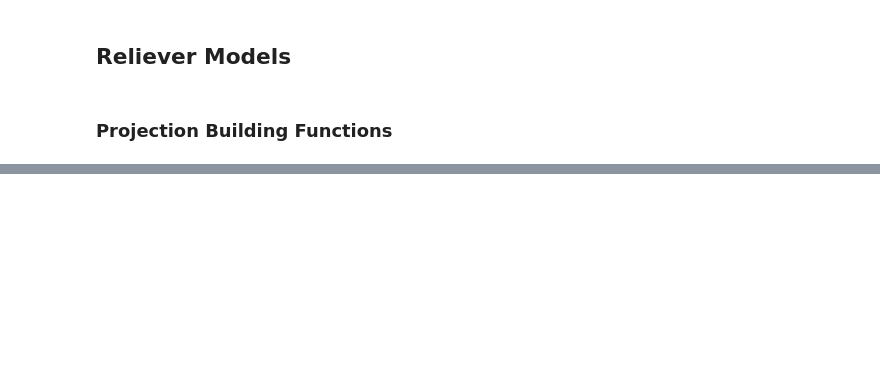
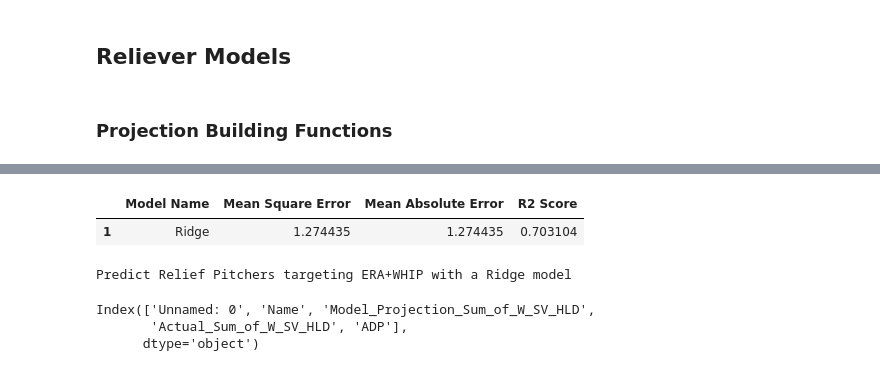
Before and after one commit to mattgilgo/Fantasy_Baseball, a Jupyter notebook: pitcher_models.ipynb, the cells around one changed output, grey strips where cells are left out. Cells and saved outputs as stored; diff of their text form; code cells hidden in the pictures; blank space fills up the shorter version.

```diff
--- a/pitcher_models.ipynb
+++ b/pitcher_models.ipynb
@@ -320,0 +577,6 @@ TypeError: cannot unpack non-iterable NoneType object
+# %%
+models_list = [LinearRegression(), Ridge(), Lasso(), BayesianRidge(), ElasticNet(), RandomForestRegressor(), KNeighborsRegressor(), MLPRegressor(max_iter=1000)]
+train_dataset_2022 = pd.read_csv('data/fangraphs/pitchers/relievers/pitchers_rp_19_21.csv')
+test_dataset_2022 = pd.read_csv('data/fangraphs/pitchers/relievers/pitchers_rp_22.csv')
+
+top_rp_models_era = fantasy_points_predictor(models_list, "ERA+WHIP", 2022, train_dataset_2022, test_dataset_2022)
@@ -320,0 +593,20 @@ TypeError: cannot unpack non-iterable NoneType object
+# %%
+top_rp_models_era
+# %% [output]
+|  | Model Name | Mean Square Error | Mean Absolute Error | R2 Score |
+| 1 | Ridge | 1.274435 | 1.274435 | 0.703104 |
+# %%
+train_dataset = pd.read_csv('data/fangraphs/pitchers/relievers/pitchers_rp_19_21.csv')
+test_dataset = pd.read_csv('data/fangraphs/pitchers/relievers/pitchers_rp_20_22.csv')
+
+predict_relief_pitchers(Ridge(), "ERA+WHIP", 2023, train_dataset, test_dataset)
+# %% [output]
+Predict Relief Pitchers targeting ERA+WHIP with a Ridge model
+# %%
+wsvhld_dataset = pd.read_csv('projections/pitchers/relievers/MLPRegressor2023_W_SV_HLD_projections_20230312-163802.csv')
+erawhip_dataset = pd.read_csv('projections/pitchers/relievers/Ridge2023_ERA_WHIP_projections_20230312-163804.csv')
+combined_reliever_rankings(wsvhld_dataset, erawhip_dataset)
+# %% [output]
+Index(['Unnamed: 0', 'Name', 'Model_Projection_Sum_of_W_SV_HLD',
+       'Actual_Sum_of_W_SV_HLD', 'ADP'],
+      dtype='object')
```
Also changed, not shown: parts of 11 cells of this notebook.
